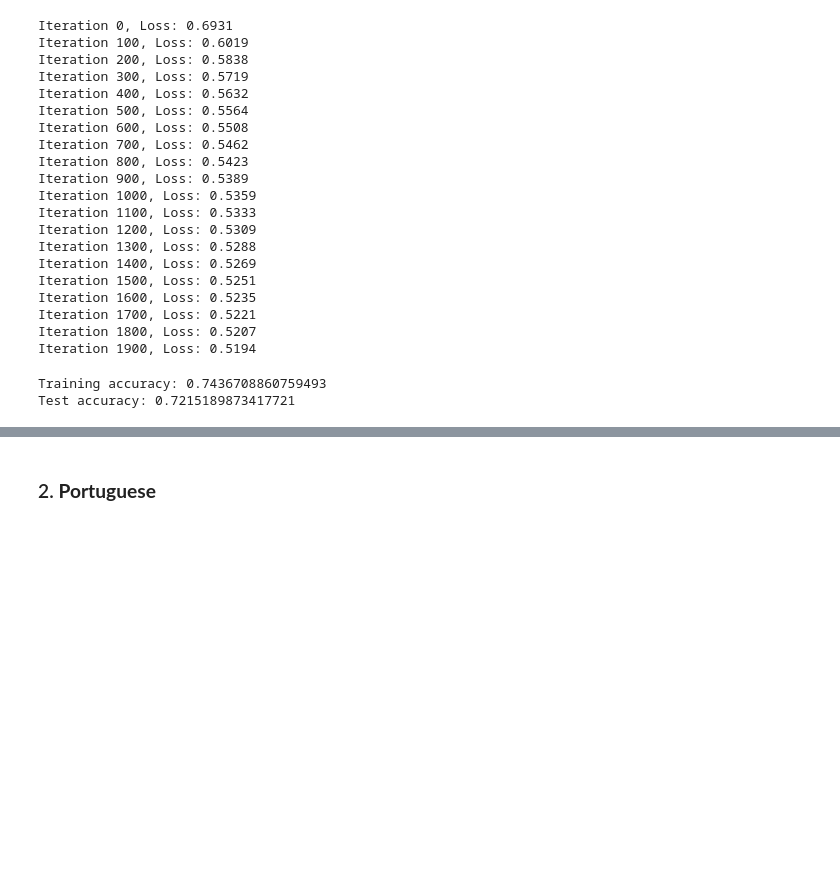
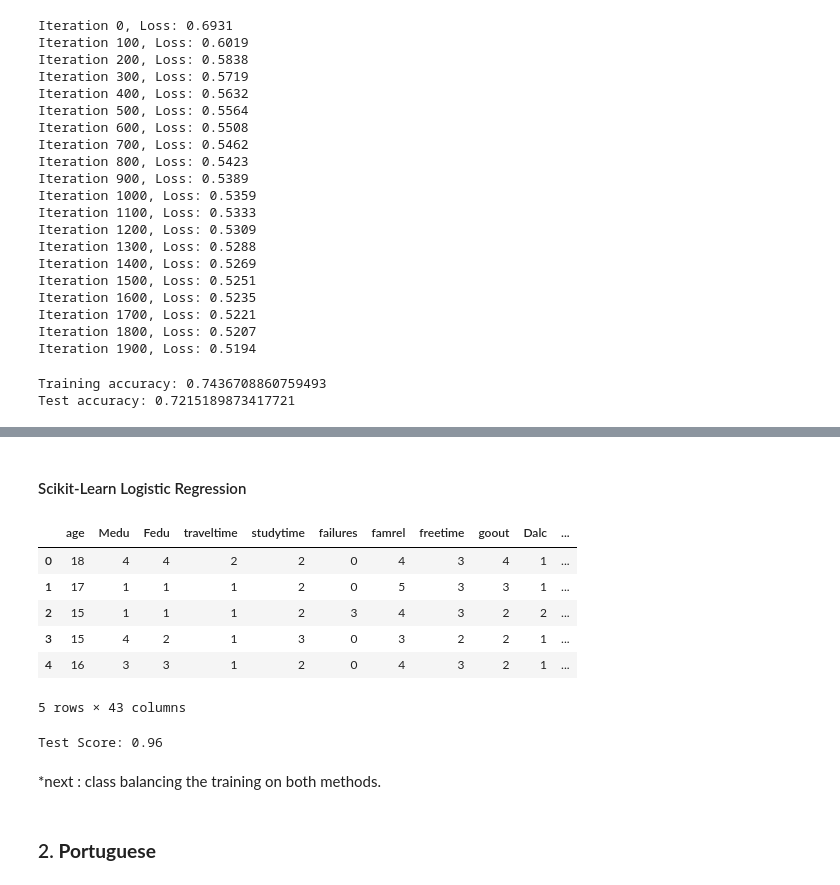
Before and after one commit to mahagueheme-Lesly/Logistic-Regression-for-Student-Performance-Prediction, a Jupyter notebook: Notebooks/student_performance.ipynb, the cells around one changed output, grey strips where cells are left out. Saved outputs shown, nothing was run; the diff lists cells and outputs as text; code cells hidden in the pictures; blank space fills up the shorter version.

Commit message:
regularization done and Scikit-learn LR

```diff
--- a/Notebooks/student_performance.ipynb
+++ b/Notebooks/student_performance.ipynb
@@ -99,5 +102,5 @@ import numpy as np
 # %%
-df1 = pd.read_csv("../DATA/student+performance/student/student-mat.csv", sep=";")
+df1 = pd.read_csv("student+performance/student/student-mat.csv", sep=";")
 # %%
 df1.head(5)
 # %% [output]
@@ -515,0 +590,12 @@ Test accuracy: 0.7215189873417721
+# %% [markdown]
+#### Scikit-Learn Logistic Regression
+# %%
+df1_encoded.head()
+# %% [output]
+|  | age | Medu | Fedu | traveltime | studytime | failures | famrel | freetime | goout | Dalc | ... |
+| 0 | 18 | 4 | 4 | 2 | 2 | 0 | 4 | 3 | 4 | 1 | ... |
+| 1 | 17 | 1 | 1 | 1 | 2 | 0 | 5 | 3 | 3 | 1 | ... |
+| 2 | 15 | 1 | 1 | 1 | 2 | 3 | 4 | 3 | 2 | 2 | ... |
+| 3 | 15 | 4 | 2 | 1 | 3 | 0 | 3 | 2 | 2 | 1 | ... |
+| 4 | 16 | 3 | 3 | 1 | 2 | 0 | 4 | 3 | 2 | 1 | ... |
+5 rows × 43 columns
@@ -516,2 +605,21 @@ Test accuracy: 0.7215189873417721
+# %%
+from sklearn.preprocessing import StandardScaler
+from sklearn.pipeline import make_pipeline
+
+# Split the data
+X_train, X_test, y_train, y_test = train_test_split(X, y, random_state=42)
+
+# Create a pipeline with scaling and logistic regression
+pipe = make_pipeline(StandardScaler(), LogisticRegression(max_iter=200))
+
+# Fit the model
+pipe.fit(X_train, y_train)
+
+# Score the model
+print(f"Test Score: {pipe.score(X_test, y_test)}")
+# %% [output]
+Test Score: 0.96
+# %% [markdown]
+*next : class balancing the training on both methods.
 # %% [markdown]
 ### 2. **Portuguese**
```
Also changed, not shown: parts of 6 cells of this notebook.
